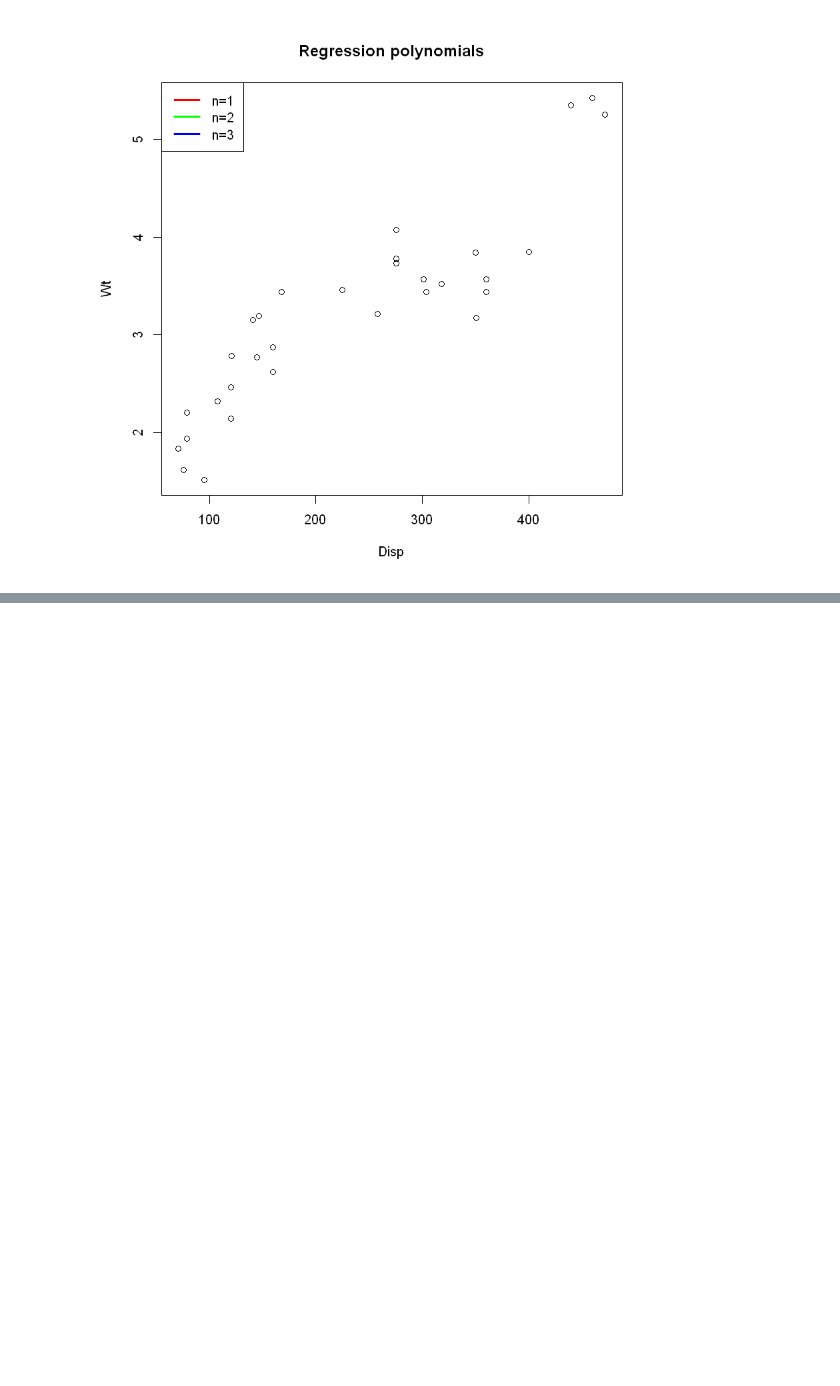
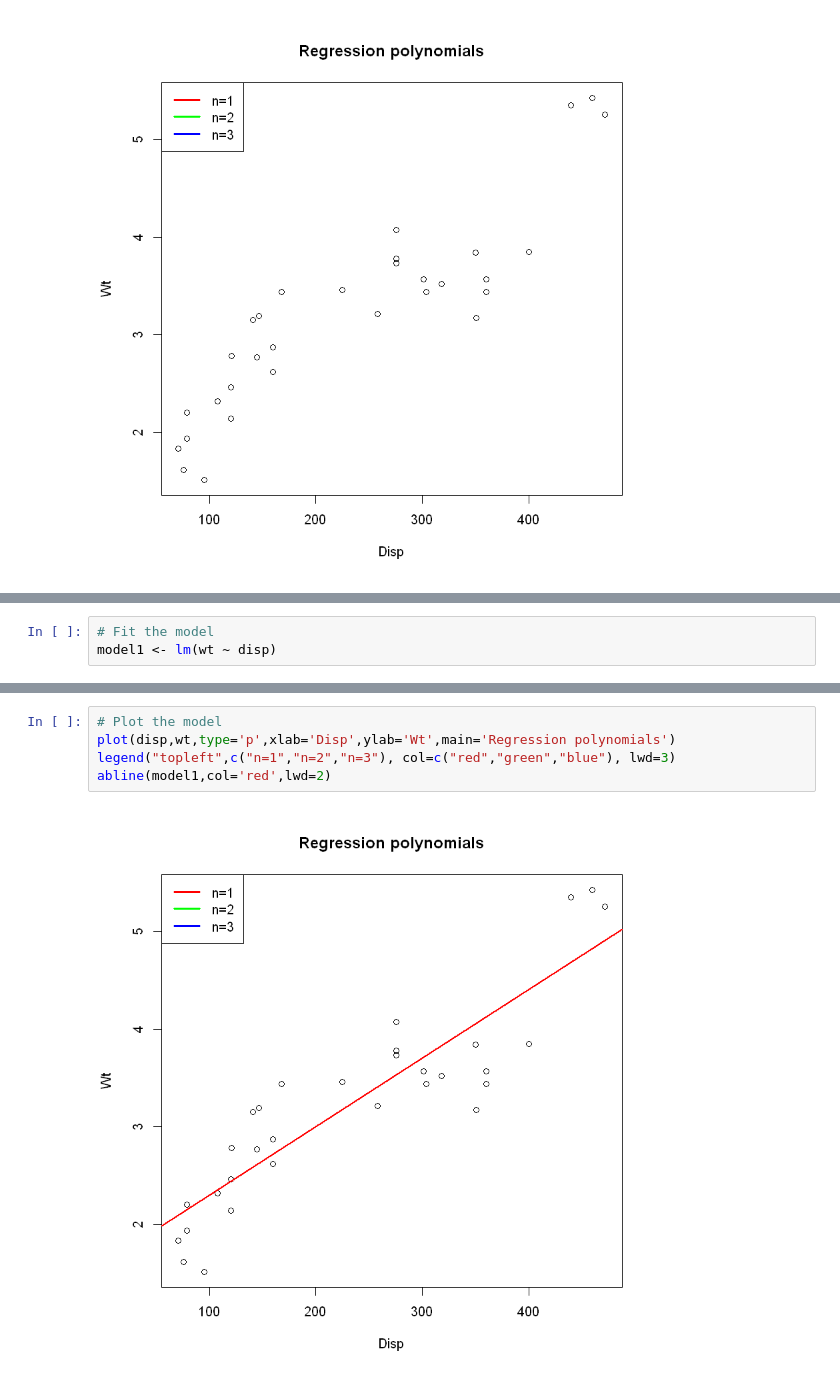
Before and after one commit to FlorianPydde/DataScience, a Jupyter notebook: Frameworks/R/RNotebook.ipynb, the cells around one changed output, grey strips where cells are left out. Cells and saved outputs as stored; diff of their text form; blank space fills up the shorter version.

```diff
--- a/Frameworks/R/RNotebook.ipynb
+++ b/Frameworks/R/RNotebook.ipynb
@@ -66,0 +53,3 @@ legend("topleft",c("n=1","n=2","n=3"), col=c("red","green","blue"), lwd=3)
+# %%
+# Fit the model
+model1 <- lm(wt ~ disp)
@@ -66,0 +87,7 @@ legend("topleft",c("n=1","n=2","n=3"), col=c("red","green","blue"), lwd=3)
+# %%
+# Plot the model
+plot(disp,wt,type='p',xlab='Disp',ylab='Wt',main='Regression polynomials')
+legend("topleft",c("n=1","n=2","n=3"), col=c("red","green","blue"), lwd=3)
+abline(model1,col='red',lwd=2)
+# %% [output]
+[figure, added]
```
Also changed, not shown: parts of 4 cells of this notebook.
